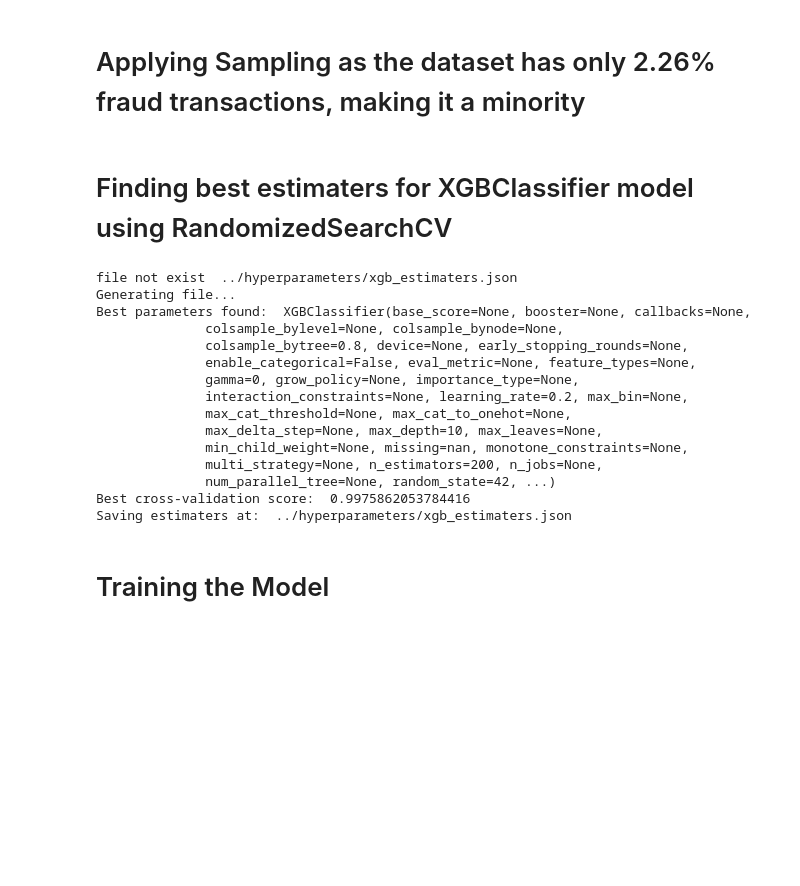
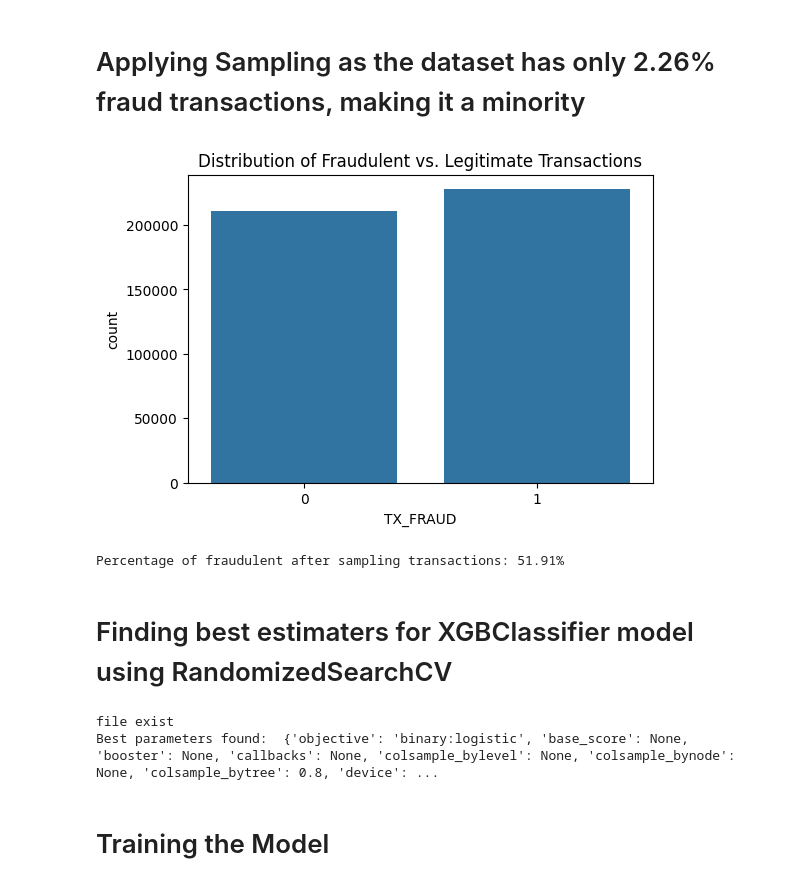
Before and after one commit to sak-15/credit_card_fraud_detection, a Jupyter notebook: notebooks/model.ipynb, the cells around one changed output. Saved outputs shown, nothing was run; the diff lists cells and outputs as text; code cells hidden in the pictures; blank space fills up the shorter version.

```diff
--- a/notebooks/model.ipynb
+++ b/notebooks/model.ipynb
@@ -25,11 +27,8 @@ warnings.filterwarnings("ignore")
 # Setting dataset folder path
 FOLDER_PATH = "../data/"
 
-train_data = pd.read_csv(f"{FOLDER_PATH}/train.csv")
-customer_data = pd.read_csv(f"{FOLDER_PATH}/customer.csv")
-terminal_data = pd.read_csv(f"{FOLDER_PATH}/terminal.csv")
+train = pd.read_csv(f"{FOLDER_PATH}/cleaned_dataset.csv")
 
-train  = train_data.merge(customer_data, how = "left", on = "CUSTOMER_ID").merge(terminal_data, how = "left", on = "TERMINAL_ID")
 train.head()
 # %% [output]
 |  | TRANSACTION_ID | TX_DATETIME | CUSTOMER_ID | TERMINAL_ID | TX_AMOUNT | TX_FRAUD | x_customer_id | ... |
@@ -150,6 +168,21 @@ X_test_scaled = scaler.transform(X_test)
 # SMOTE oversamples the minority class(which is 'TX_FRAUD' == 1), and ENN (Edited Nearest Neighbors) undersamples the majority class(which is 'TX_FRAUD' == 0)
 smote_enn = SMOTEENN(random_state=42)
 X_resampled, y_resampled = smote_enn.fit_resample(X_train_scaled, y_train)
+# %%
+y_resampled_df = pd.DataFrame(y_resampled, columns=['TX_FRAUD'])
+
+# Check the distribution of the target variable
+plt.figure(figsize=(6,4))
+sns.countplot(x='TX_FRAUD', data=y_resampled_df[['TX_FRAUD']])
+plt.title('Distribution of Fraudulent vs. Legitimate Transactions')
+plt.show()
+
+# Display the percentage of fraudulent transactions
+fraud_percentage = round(y_resampled_df['TX_FRAUD'].mean() * 100,2)
+print(f"Percentage of fraudulent after sampling transactions: {fraud_percentage}%")
+# %% [output]
+[figure, added]
+Percentage of fraudulent after sampling transactions: 51.91%
 # %% [markdown]
 # Finding best estimaters for XGBClassifier model using RandomizedSearchCV
 # %%
@@ -195,21 +228,8 @@ else:
         estimaters = json.load(json_file)
     print("Best parameters found: ", estimaters)
 # %% [output]
-file not exist  ../hyperparameters/xgb_estimaters.json
-Generating file...
-Best parameters found:  XGBClassifier(base_score=None, booster=None, callbacks=None,
-              colsample_bylevel=None, colsample_bynode=None,
-              colsample_bytree=0.8, device=None, early_stopping_rounds=None,
-              enable_categorical=False, eval_metric=None, feature_types=None,
-              gamma=0, grow_policy=None, importance_type=None,
-              interaction_constraints=None, learning_rate=0.2, max_bin=None,
-              max_cat_threshold=None, max_cat_to_onehot=None,
-              max_delta_step=None, max_depth=10, max_leaves=None,
-              min_child_weight=None, missing=nan, monotone_constraints=None,
-              multi_strategy=None, n_estimators=200, n_jobs=None,
-              num_parallel_tree=None, random_state=42, ...)
-Best cross-validation score:  0.9975862053784416
-Saving estimaters at:  ../hyperparameters/xgb_estimaters.json
+file exist
+Best parameters found:  {'objective': 'binary:logistic', 'base_score': None, 'booster': None, 'callbacks': None, 'colsample_bylevel': None, 'colsample_bynode': None, 'colsample_bytree': 0.8, 'device': ...
 # %% [markdown]
 # Training the Model
 # %%
```
Also changed, not shown: parts of 3 cells of this notebook, 2 other files.
